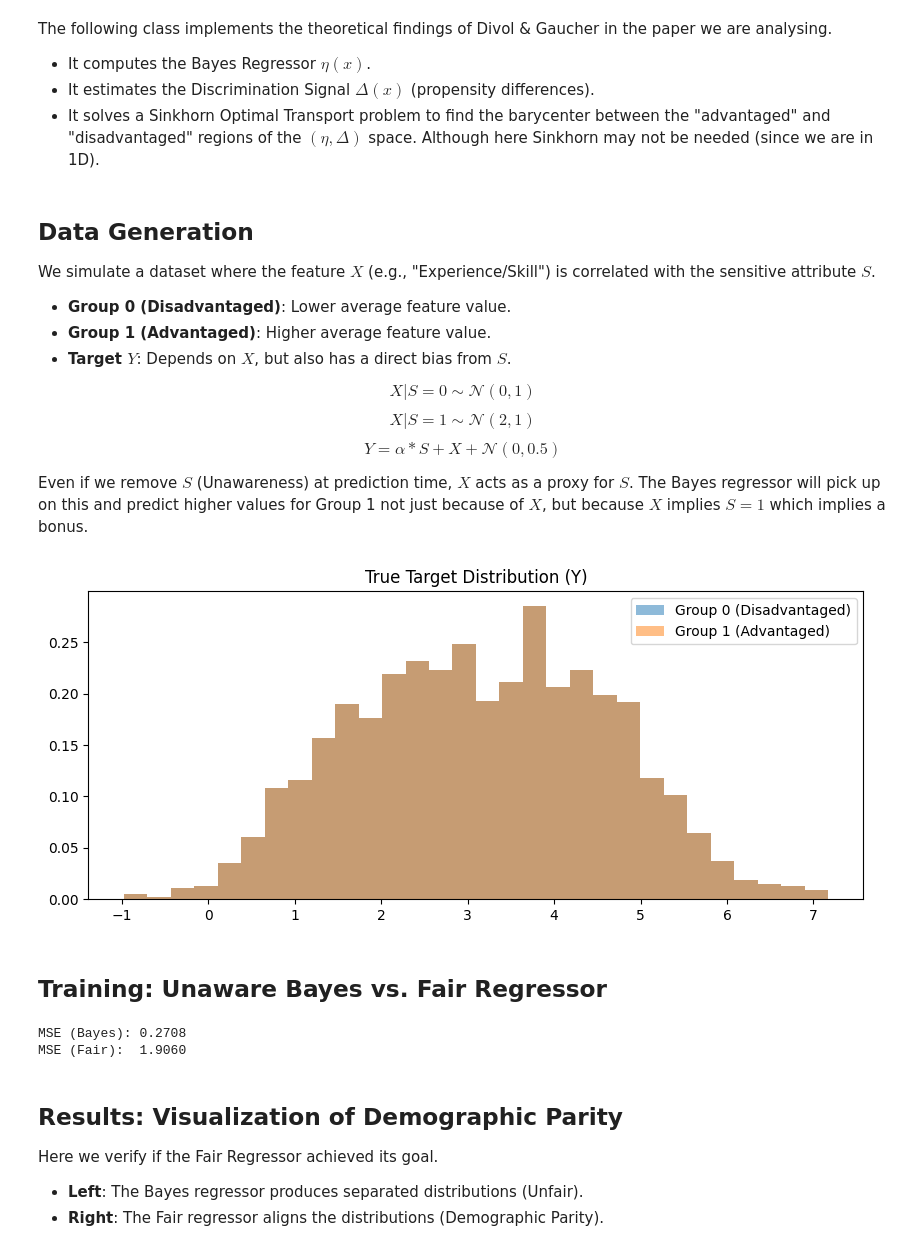
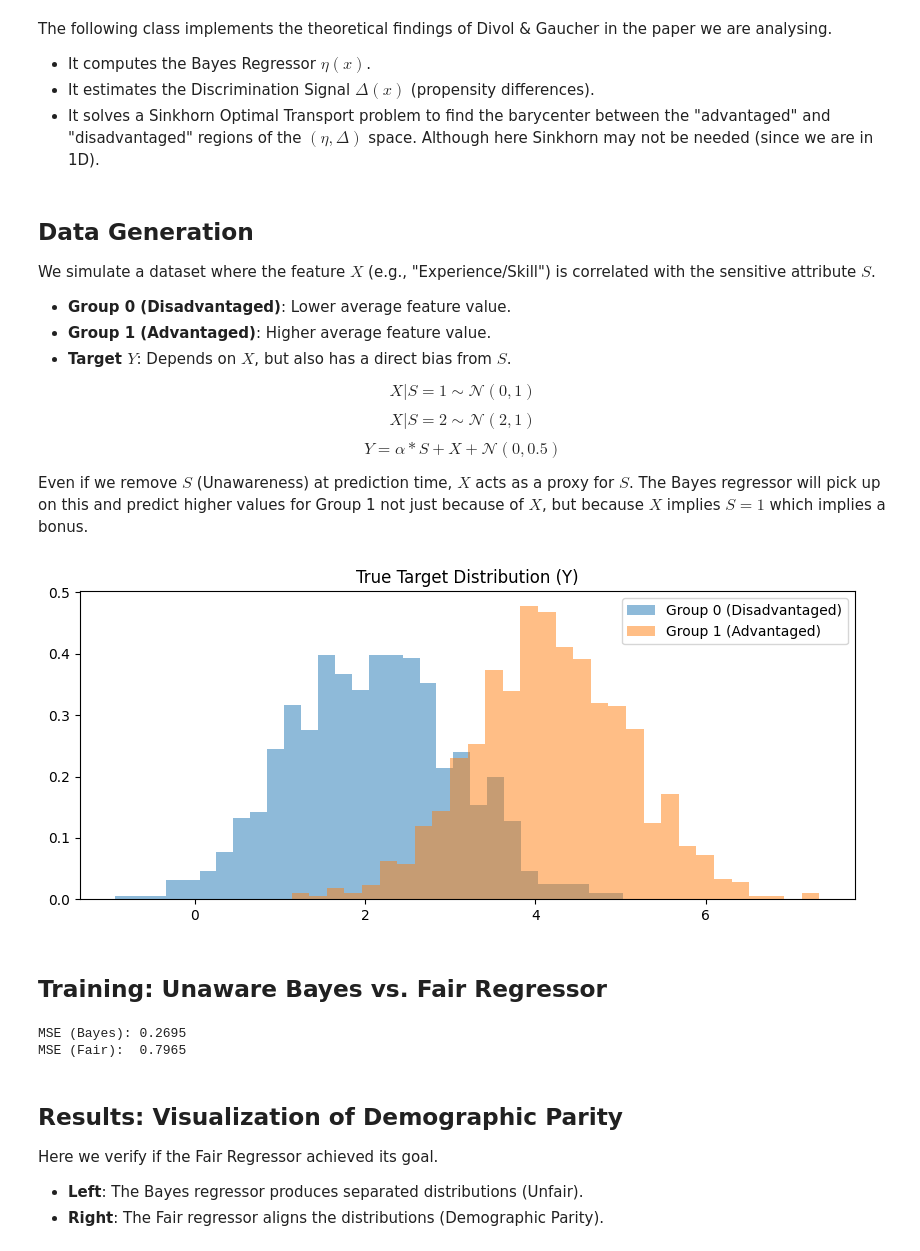
Before and after one commit to AugustinBouquillard/demographic-parity, a Jupyter notebook: toy_example_visualization.ipynb, the cells around one changed output. Saved outputs shown, nothing was run; the diff lists cells and outputs as text; code cells hidden in the pictures.

Commit message:
Awareness-derived regressor seems to work

```diff
--- a/toy_example_visualization.ipynb
+++ b/toy_example_visualization.ipynb
@@ -140,39 +141,39 @@ We simulate a dataset where the feature $X$ (e.g., "Experience/Skill") is correl
  *   **Group 1 (Advantaged)**: Higher average feature value.
  *   **Target $Y$**: Depends on $X$, but also has a direct bias from $S$.
 
- $$X | S=0 \sim \mathcal{N}(0, 1)$$
- $$X | S=1 \sim \mathcal{N}(2, 1)$$
+ $$X | S=1 \sim \mathcal{N}(0, 1)$$
+ $$X | S=2 \sim \mathcal{N}(2, 1)$$
  $$Y = \alpha*S + X + \mathcal{N}(0, 0.5)$$
 
 Even if we remove $S$ (Unawareness) at prediction time, $X$ acts as a proxy for $S$. The Bayes regressor will pick up on this and predict higher values for Group 1 not just because of $X$, but because $X$ implies $S=1$ which implies a bonus.
 # %%
 def generate_data(n=2000):
     s = np.random.binomial(1, 0.5, n)+1
 
     # Feature X depends on S (Correlation)
     x = np.random.normal(0, 1, n) + 2 * s
 
     # Target Y depends on X and S (Direct Bias)
     # Note: Even though Y depends on X, the distributions of Y|S=0 and Y|S=1 are distinct.
     alpha=0.5
     y = alpha * s + 0.8 * x + np.random.normal(0, 0.5, n)
 
     return x.reshape(-1, 1), y, s
 
 X, y, S = generate_data()
 
 # Split
 X_train, X_test, y_train, y_test, s_train, s_test = train_test_split(X, y, S, test_size=0.3, random_state=42)
 
 # Visualize Data
 plt.figure(figsize=(10, 4))
-plt.hist(y, bins=30, alpha=0.5, label='Group 0 (Disadvantaged)', density=True)
-plt.hist(y, bins=30, alpha=0.5, label='Group 1 (Advantaged)', density=True)
+plt.hist(y[S==1], bins=30, alpha=0.5, label='Group 0 (Disadvantaged)', density=True)
+plt.hist(y[S==2], bins=30, alpha=0.5, label='Group 1 (Advantaged)', density=True)
 plt.title("True Target Distribution (Y)")
 plt.legend()
 plt.show()
 # %% [output]
-[figure, old version]
+[figure, new version]
 # %% [markdown]
 ## Training: Unaware Bayes vs. Fair Regressor
 # %%
@@ -181,10 +182,22 @@ bayes_model = LinearRegression()
 bayes_model.fit(X_train, y_train)
 y_pred_bayes = bayes_model.predict(X_test)
 
-# 2. Fair Regressor
-fair_model = FastOTUnawareFairRegressor()
-fair_model.fit(X_train, y_train, s_train)
-y_pred_fair = fair_model.predict(X_test)
+# 2. Fair Regressors
+#fair_unaware_model = OTUnawareFairRegressor()
+#fair_unaware_model.fit(X_train, y_train, s_train)
+#y_pred_fair = fair_unaware_model.predict(X_test)
+
+fair_old_unaware_model = OTUnawareFairRegressor()
+fair_old_unaware_model.fit(X_train, y_train, s_train)
+y_pred_fair = fair_old_unaware_model.predict(X_test)
+
+
+fair_derived_from_aware_model = OTAwareFairRegressor(LinearRegression())
+fair_derived_from_aware_model.fit(X_train, y_train, s_train)
+y_pred_derived_from_aware_fair = fair_derived_from_aware_model.predict(X_test)
+
+fair_unaware_model = fair_derived_from_aware_model
+y_pred_fair = y_pred_derived_from_aware_fair
 
 # Calculate Errors
 mse_bayes = mean_squared_error(y_test, y_pred_bayes)
@@ -193,8 +206,8 @@ mse_fair = mean_squared_error(y_test, y_pred_fair)
 print(f"MSE (Bayes): {mse_bayes:.4f}")
 print(f"MSE (Fair):  {mse_fair:.4f}")
 # %% [output]
-MSE (Bayes): 0.2708
-MSE (Fair):  1.9060
+MSE (Bayes): 0.2695
+MSE (Fair):  0.7965
 # %% [markdown]
 ## Results: Visualization of Demographic Parity
 
```
Also changed, not shown: parts of 3 cells of this notebook, 1 other file.
